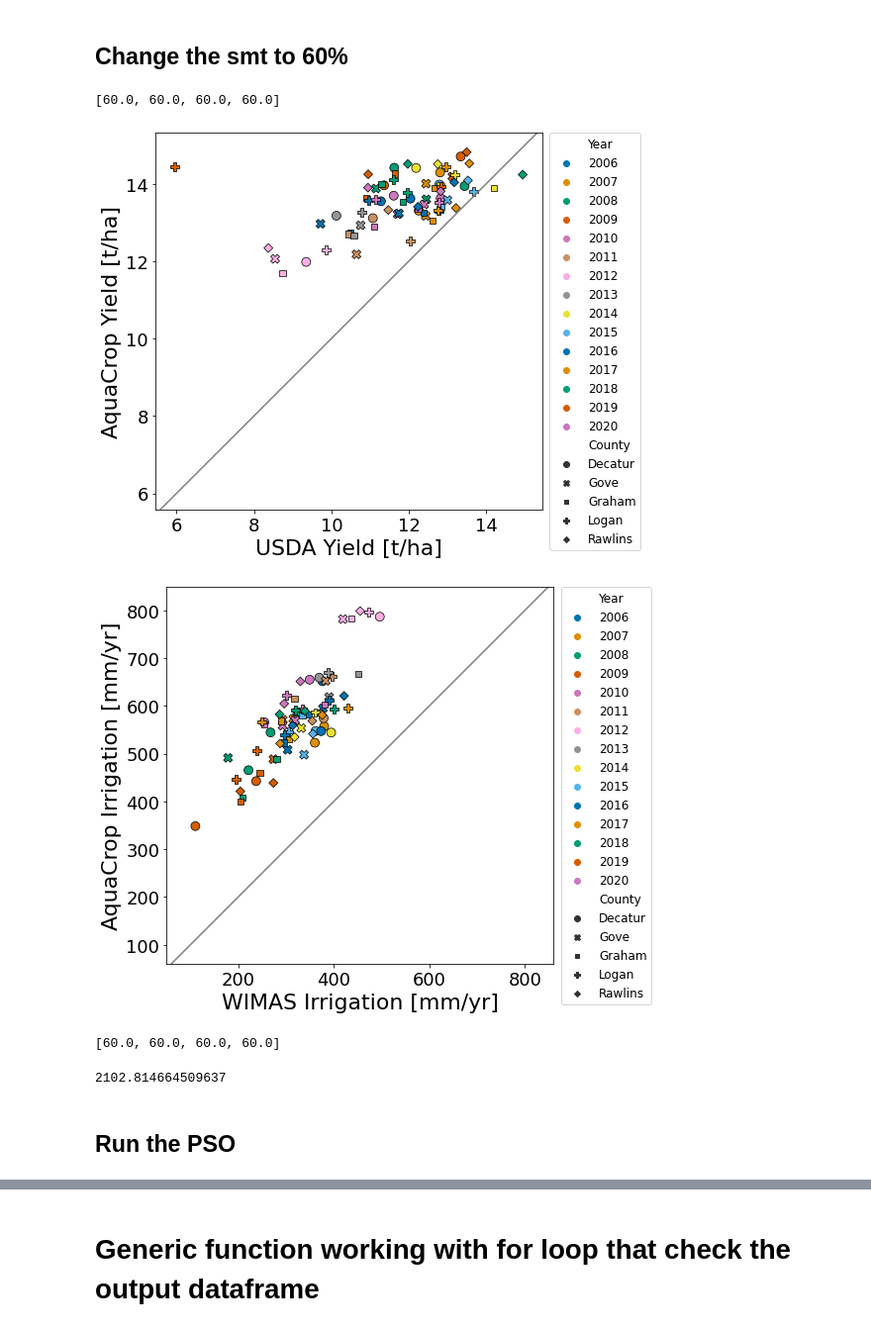
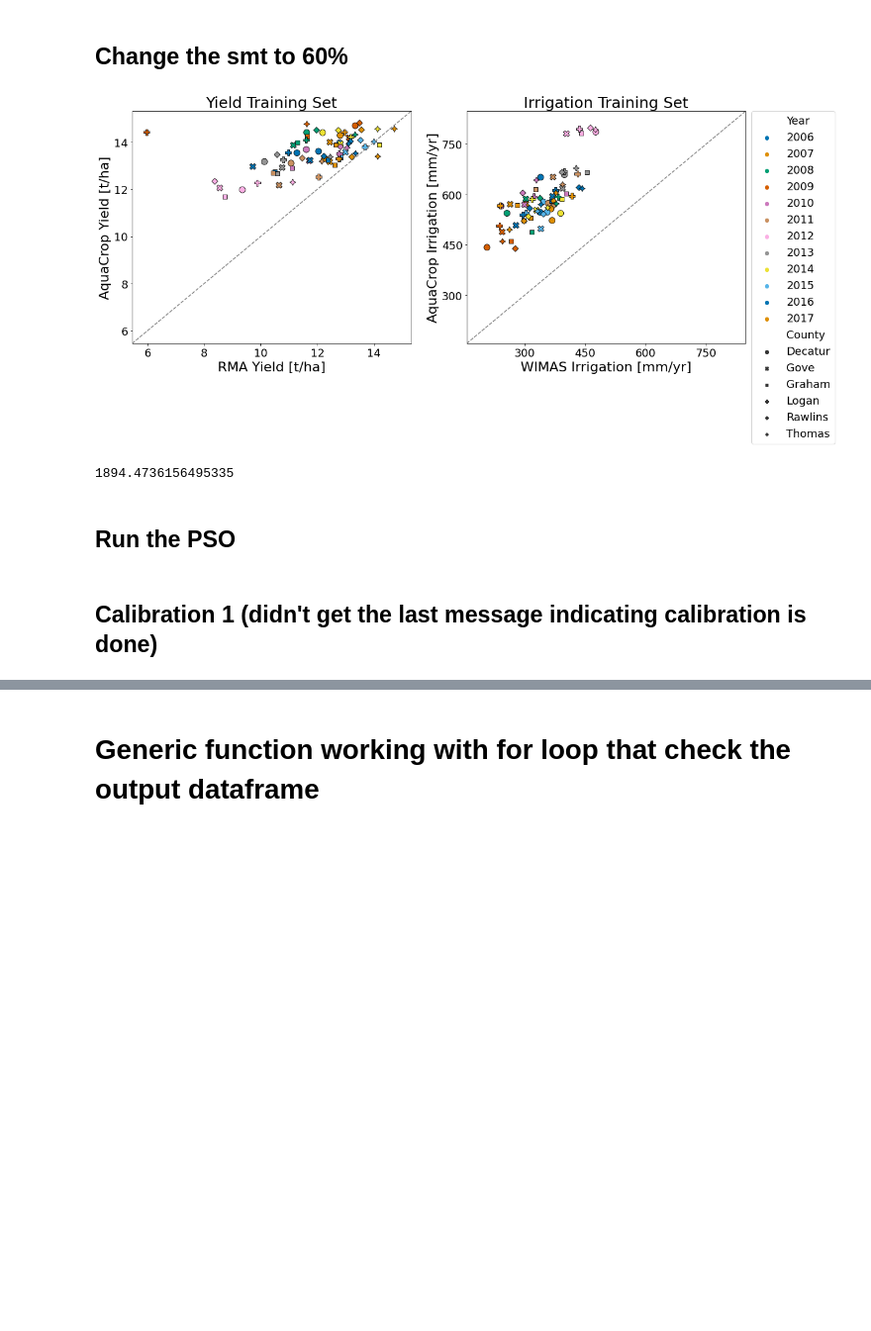
Before and after one commit to wndlovu/EGGS-Aquacrop, a Jupyter notebook: data_analysis_county/corn_calibration.ipynb, the cells around one changed output, grey strips where cells are left out. Shown: that part at 99% size. Saved outputs shown, nothing was run; the diff lists cells and outputs as text; code cells hidden in the pictures; blank space fills up the shorter version.

```diff
--- a/data_analysis_county/corn_calibration.ipynb
+++ b/data_analysis_county/corn_calibration.ipynb
@@ -1177,13 +1386,10 @@ modelResults([0.96, 1.05, 33.7, 100, 0.48, 0.3, 0.3, 100], pheno_df, gridmet, so
 # %% [markdown]
 ## Change the smt to 60%
 # %%
-modelResults([0.96, 1.05, 33.7, 100, 0.48, 0.3, 0.3, 60], pheno_df, gridmet, soil_irrig, irrig_corn_calib, irrig_rma_yield, irrig_depth)
+modelResults([0.96, 1.05, 33.7, 100, 0.48, 0.3, 0.3, 60, 25], pheno_df, gridmet, soil_irrig, irrig_corn_calib, irrig_rma_yield, irrig_depth, 'train')
 # %% [output]
+[figure, new version]
-[60.0, 60.0, 60.0, 60.0]
+1894.4736156495335
-[figure, old version]
-[figure, removed]
-[60.0, 60.0, 60.0, 60.0]
-2102.814664509637
 # %% [markdown]
 ## Run the PSO
 # %%
@@ -1192 +1399,3 @@ ub = [0.99, 1.10, 35.00, 125.0, 0.52, 0.5, 0.3, 90.0]
+# %% [markdown]
+## Calibration 1 (didn't get the last message indicating calibration is done)
 # %%
```
Also changed, not shown: parts of 14 cells of this notebook.
